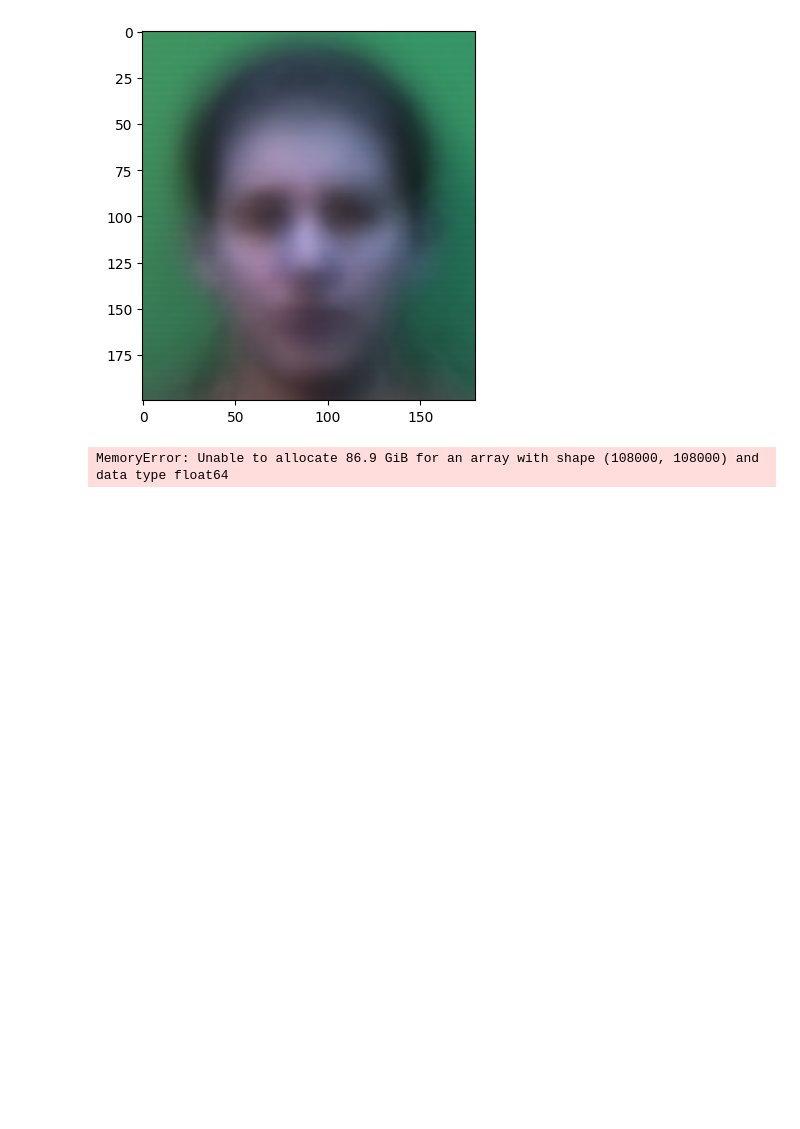
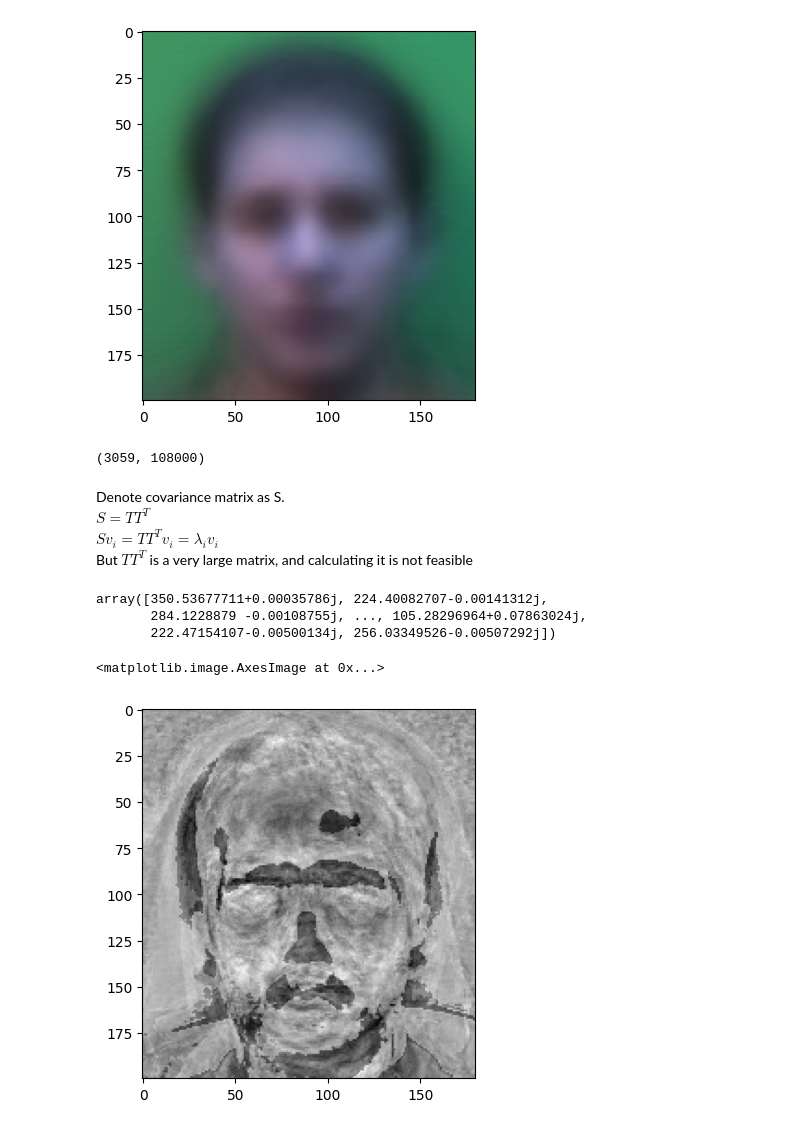
Before and after one commit to ronTohar1/CV_training, a Jupyter notebook: data_science/4_dimentionality_reduction/pca_imp.ipynb, the cells around one changed output. Saved outputs shown, nothing was run; the diff lists cells and outputs as text; code cells hidden in the pictures; blank space fills up the shorter version.

Commit message:
sucessful eigenfaces

```diff
--- a/data_science/4_dimentionality_reduction/pca_imp.ipynb
+++ b/data_science/4_dimentionality_reduction/pca_imp.ipynb
@@ -6,9 +6,3 @@ import matplotlib.pyplot as plt
 import os
 # %%
 img = cv2.imread("./data/faces93")
-# %%
-femal_path = "./data/faces94/female/9336923/"
-for file in os.listdir(femal_path):
-    file_path = os.path.join(femal_path, file)
-    image = cv2.imread(file_path)
-    plt.imshow(image)
@@ -49,18 +41,45 @@ plt.imshow(average_image)
 [figure]
 # %%
 images_vectors = (images - average_image).reshape(images.shape[0], -1) # Normalizing images
-images_vectors = images_vectors.T
+N = images_vectors.shape[0]
+images_vectors.shape # The shape is now mxn (m=number of photos, n=photo vector length (rxc))
+# %% [output]
+(3059, 108000)
+# %% [markdown]
+Denote covariance matrix as S.
+$S = TT^T$
+$ Sv_i = TT^Tv_i = \lambda _iv_i $
+But $TT^T$ is a very large matrix, and calculating it is not feasible
 # %%
 
 # Compute the covariance matrix of the vectors
-cov_matrix = np.cov(images_vectors)
+cov_matrix = np.cov(images_vectors) # covariance of m x m (m = number of rows)
 
 # Compute the eigenvalues and eigenvectors of the covariance matrix
 eigenvalues, eigenvectors = np.linalg.eig(cov_matrix)
-# %% [output]
-MemoryError: Unable to allocate 86.9 GiB for an array with shape (108000, 108000) and data type float64
 # %%
 # Sort eigenvalues and corresponding eigenvectors in descending order
 sorted_indices = np.argsort(eigenvalues)[::-1]
 eigenvalues = eigenvalues[sorted_indices]
 eigenvectors = eigenvectors[:, sorted_indices]
+# %%
+eignevector = eigenvectors[0]
+T = images_vectors.T
+eigenface = np.dot(T, eignevector)
+# %%
+eigenface
+# %% [output]
+array([350.53677711+0.00035786j, 224.40082707-0.00141312j,
+       284.1228879 -0.00108755j, ..., 105.28296964+0.07863024j,
+       222.47154107-0.00500134j, 256.03349526-0.00507292j])
+# %%
+eigenface_image = eigenface.real.reshape(average_image.shape)
+# eigenface_image = eigenface_image / N
+eigenface_image = (eigenface_image - eigenface_image.min()) / (eigenface_image.max() - eigenface_image.min())
+eigenface_image = eigenface_image * 255
+eigenface_image = eigenface_image.astype(np.uint8)
+eigenface_image = cv2.cvtColor(eigenface_image, cv2.COLOR_BGR2GRAY)
+plt.imshow(eigenface_image, cmap='gray')
+# %% [output]
+<matplotlib.image.AxesImage at 0x...>
+[figure, added]
```
Also changed, not shown: parts of 10 cells of this notebook.
